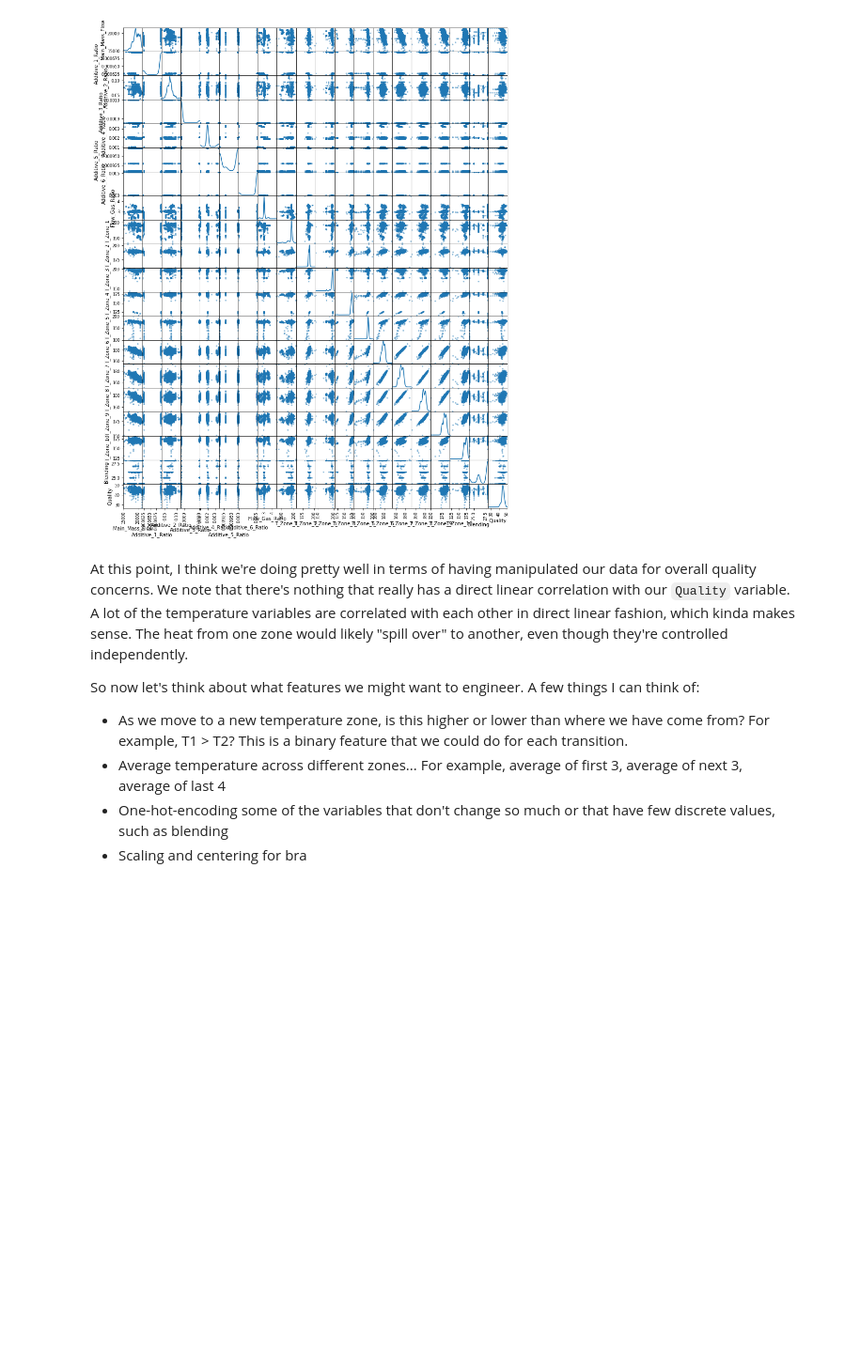
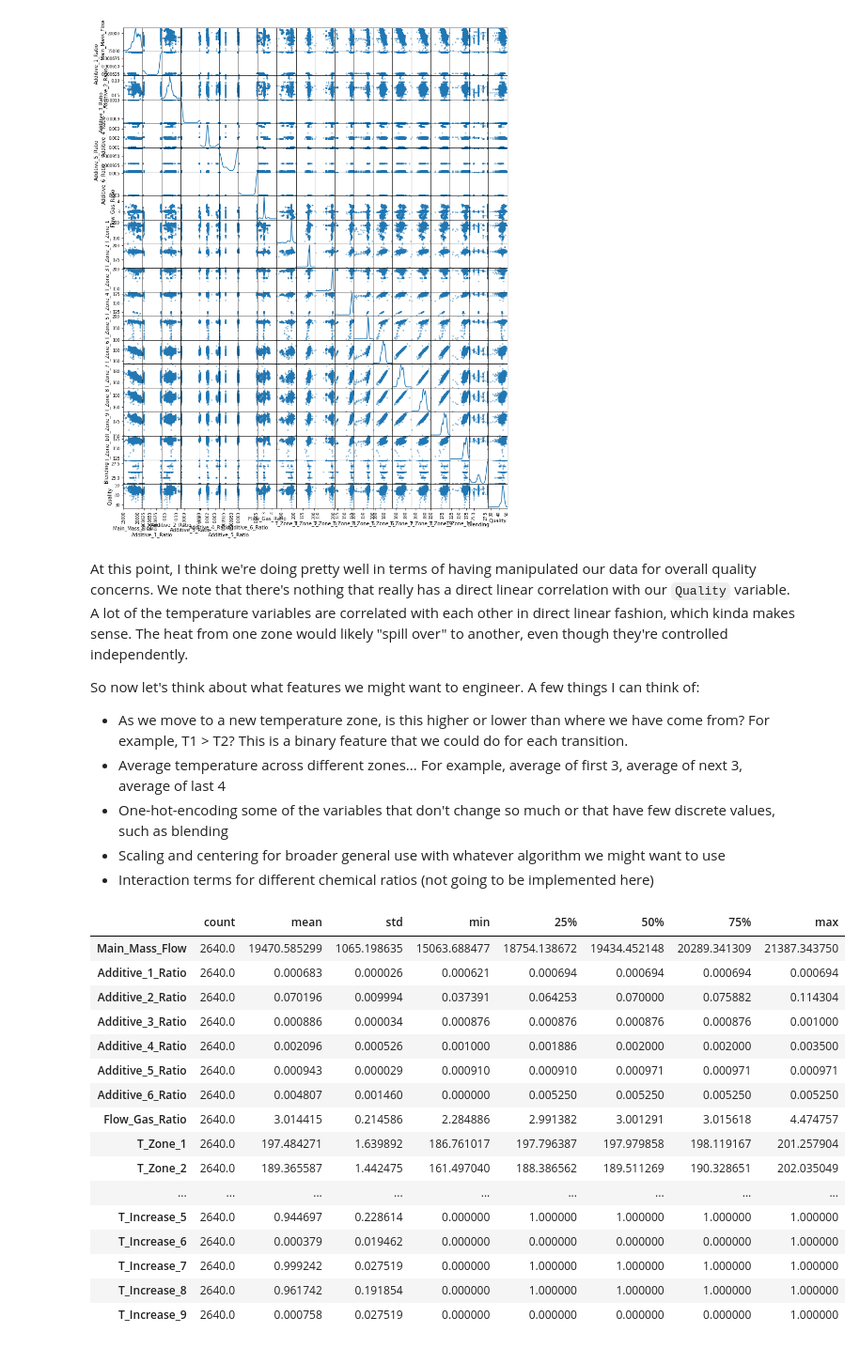
Before and after one commit to boudrejp/w207_supplemental, a Jupyter notebook: final/John Exploratory.ipynb, the cells around one changed output. Shown at 94% size. Saved outputs shown, nothing was run; the diff lists cells and outputs as text; code cells hidden in the pictures; blank space fills up the shorter version.

```diff
--- a/final/John Exploratory.ipynb
+++ b/final/John Exploratory.ipynb
@@ -392,4 +392,5 @@ So now let's think about what features we might want to engineer. A few things I
 * As we move to a new temperature zone, is this higher or lower than where we have come from? For example, T1 > T2? This is a binary feature that we could do for each transition.
 * Average temperature across different zones... For example, average of first 3, average of next 3, average of last 4
 * One-hot-encoding some of the variables that don't change so much or that have few discrete values, such as blending
-* Scaling and centering for bra
+* Scaling and centering for broader general use with whatever algorithm we might want to use
+* Interaction terms for different chemical ratios (not going to be implemented here)
@@ -395,0 +405,20 @@ So now let's think about what features we might want to engineer. A few things I
+# %%
+display_all(data.describe().T)
+# %% [output]
+|  | count | mean | std | min | 25% | 50% | 75% | max |
+| Main_Mass_Flow | 2640.0 | 19470.585299 | 1065.198635 | 15063.688477 | 18754.138672 | 19434.452148 | 20289.341309 | 21387.343750 |
+| Additive_1_Ratio | 2640.0 | 0.000683 | 0.000026 | 0.000621 | 0.000694 | 0.000694 | 0.000694 | 0.000694 |
+| Additive_2_Ratio | 2640.0 | 0.070196 | 0.009994 | 0.037391 | 0.064253 | 0.070000 | 0.075882 | 0.114304 |
+| Additive_3_Ratio | 2640.0 | 0.000886 | 0.000034 | 0.000876 | 0.000876 | 0.000876 | 0.000876 | 0.001000 |
+| Additive_4_Ratio | 2640.0 | 0.002096 | 0.000526 | 0.001000 | 0.001886 | 0.002000 | 0.002000 | 0.003500 |
+| Additive_5_Ratio | 2640.0 | 0.000943 | 0.000029 | 0.000910 | 0.000910 | 0.000971 | 0.000971 | 0.000971 |
+| Additive_6_Ratio | 2640.0 | 0.004807 | 0.001460 | 0.000000 | 0.005250 | 0.005250 | 0.005250 | 0.005250 |
+| Flow_Gas_Ratio | 2640.0 | 3.014415 | 0.214586 | 2.284886 | 2.991382 | 3.001291 | 3.015618 | 4.474757 |
+| T_Zone_1 | 2640.0 | 197.484271 | 1.639892 | 186.761017 | 197.796387 | 197.979858 | 198.119167 | 201.257904 |
+| T_Zone_2 | 2640.0 | 189.365587 | 1.442475 | 161.497040 | 188.386562 | 189.511269 | 190.328651 | 202.035049 |
+| ... | ... | ... | ... | ... | ... | ... | ... | ... |
+| T_Increase_5 | 2640.0 | 0.944697 | 0.228614 | 0.000000 | 1.000000 | 1.000000 | 1.000000 | 1.000000 |
+| T_Increase_6 | 2640.0 | 0.000379 | 0.019462 | 0.000000 | 0.000000 | 0.000000 | 0.000000 | 1.000000 |
+| T_Increase_7 | 2640.0 | 0.999242 | 0.027519 | 0.000000 | 1.000000 | 1.000000 | 1.000000 | 1.000000 |
+| T_Increase_8 | 2640.0 | 0.961742 | 0.191854 | 0.000000 | 1.000000 | 1.000000 | 1.000000 | 1.000000 |
+| T_Increase_9 | 2640.0 | 0.000758 | 0.027519 | 0.000000 | 0.000000 | 0.000000 | 0.000000 | 1.000000 |
```
Also changed, not shown: parts of 7 cells of this notebook.
